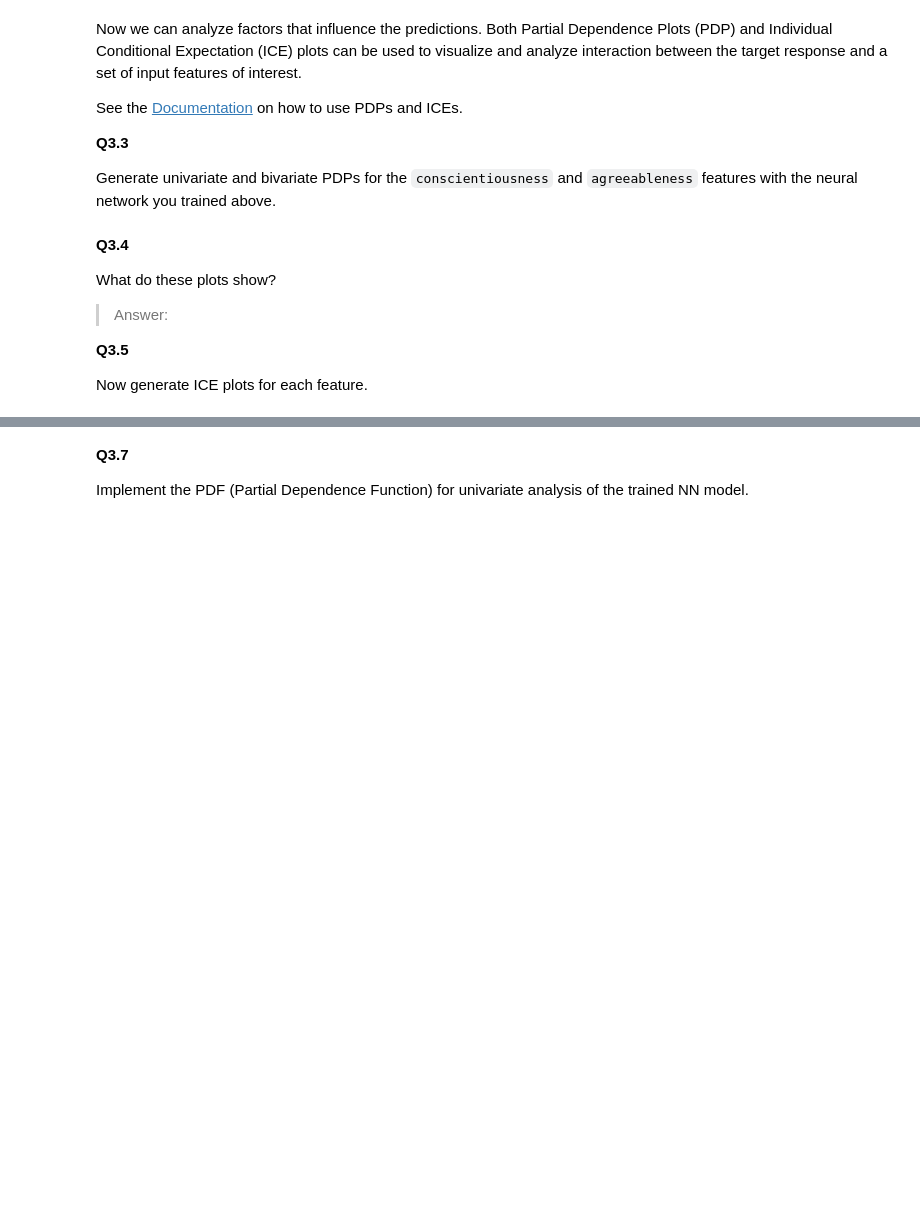
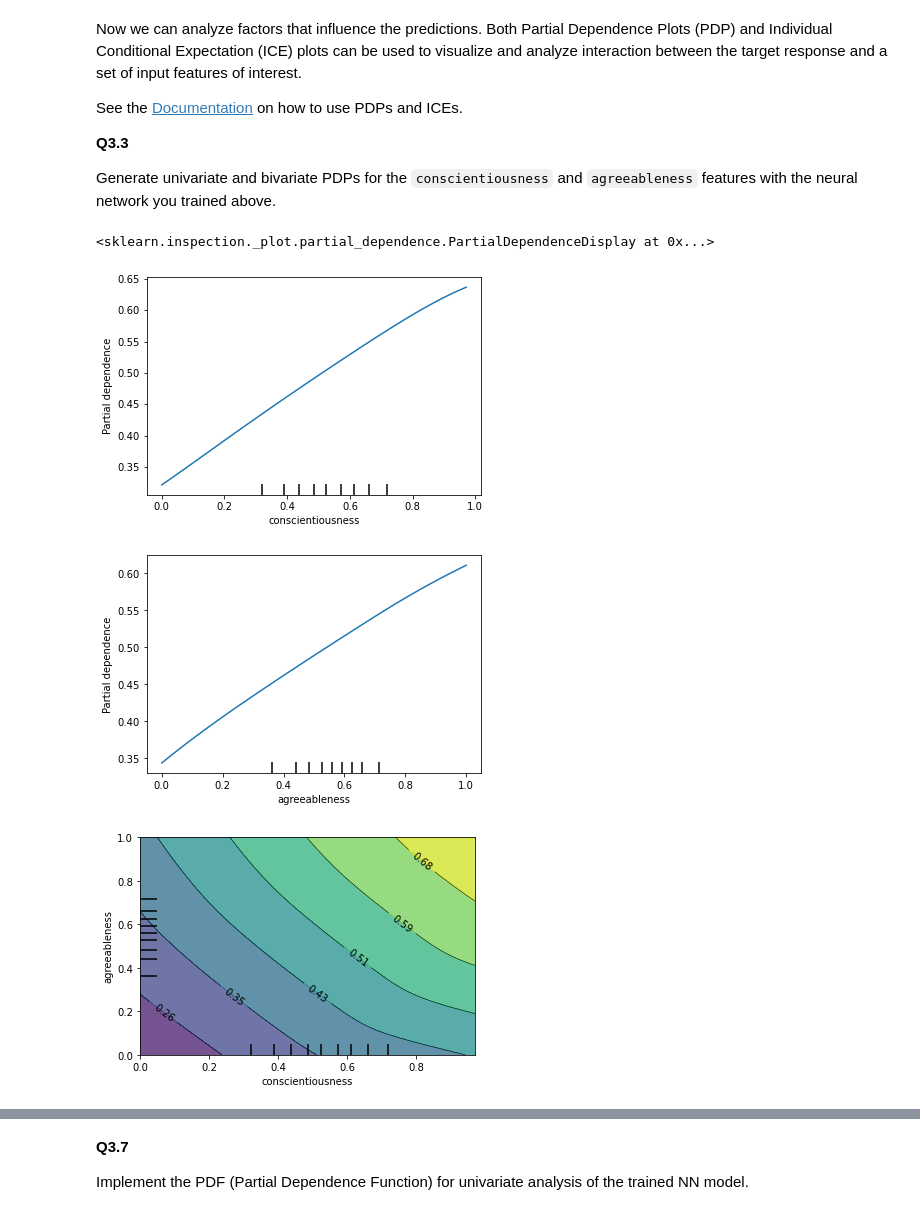
Before and after one commit to BarGinger/HCML-Explainability, a Jupyter notebook: Prog_Explainability_Group_10_part2.ipynb, the cells around one changed output, grey strips where cells are left out. Cells and saved outputs as stored; diff of their text form; code cells hidden in the pictures; blank space fills up the shorter version.

```diff
--- a/Prog_Explainability_Group_10_part2.ipynb
+++ b/Prog_Explainability_Group_10_part2.ipynb
@@ -212,0 +246,21 @@ from sklearn.neural_network import MLPRegressor
+# %%
+from sklearn.neural_network import MLPRegressor
+from sklearn.metrics import mean_squared_error
+
+#changing the names so we don't get confused
+X_train = train_features
+y_train = train_labels
+X_val   = dev_features
+y_val   = dev_labels
+X_test  = test_features
+y_test  = test_labels
+
+clf = MLPRegressor(hidden_layer_sizes=(50), activation='relu', solver='adam', alpha=0.0001, batch_size=128, learning_rate_init=0.001)
+clf.fit(X_train, y_train)
+
+#predict the validation set
+y_pred = clf.predict(X_val)
+
+#evaluating:
+rmse = np.sqrt(mean_squared_error(y_val, y_pred))
+print(f"RMSE is {rmse}")
@@ -233,10 +291,0 @@ from sklearn.inspection import PartialDependenceDisplay
-# %% [markdown]
-**Q3.4**
-
-What do these plots show?
-
-> Answer:
-
-**Q3.5**
-
-Now generate ICE plots for each feature.
@@ -244,0 +292,14 @@ Now generate ICE plots for each feature.
+# %%
+from sklearn.inspection import PartialDependenceDisplay
+
+#Generating the univariate PDP's:
+PartialDependenceDisplay.from_estimator(clf, X_train, ['conscientiousness'])
+PartialDependenceDisplay.from_estimator(clf, X_train, ['agreeableness'])
+
+#Generating the bivariate PDP:
+PartialDependenceDisplay.from_estimator(clf, X_train, [('conscientiousness', 'agreeableness')])
+# %% [output]
+<sklearn.inspection._plot.partial_dependence.PartialDependenceDisplay at 0x...>
+[figure, added]
+[figure, added]
+[figure, added]
```
Also changed, not shown: parts of 13 cells of this notebook.
